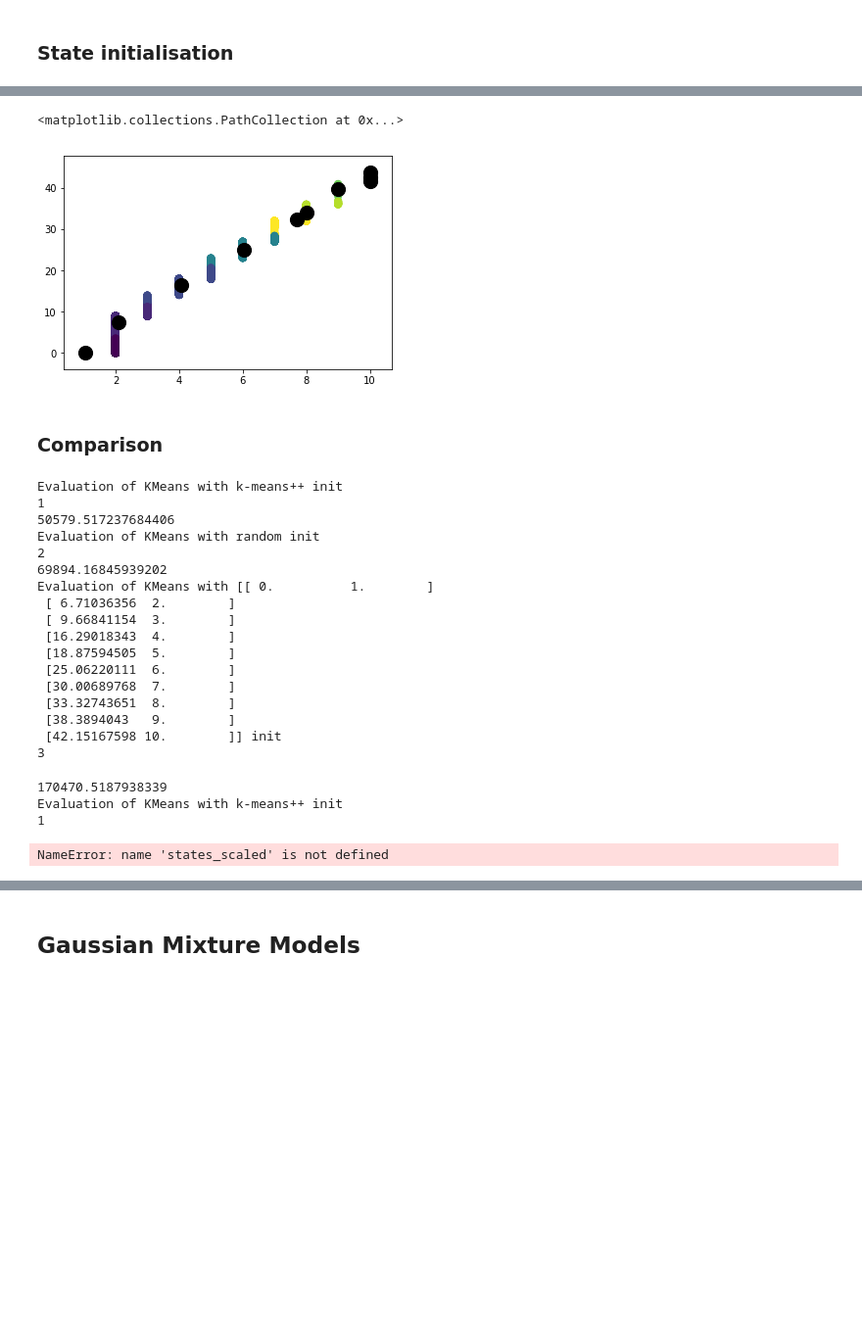
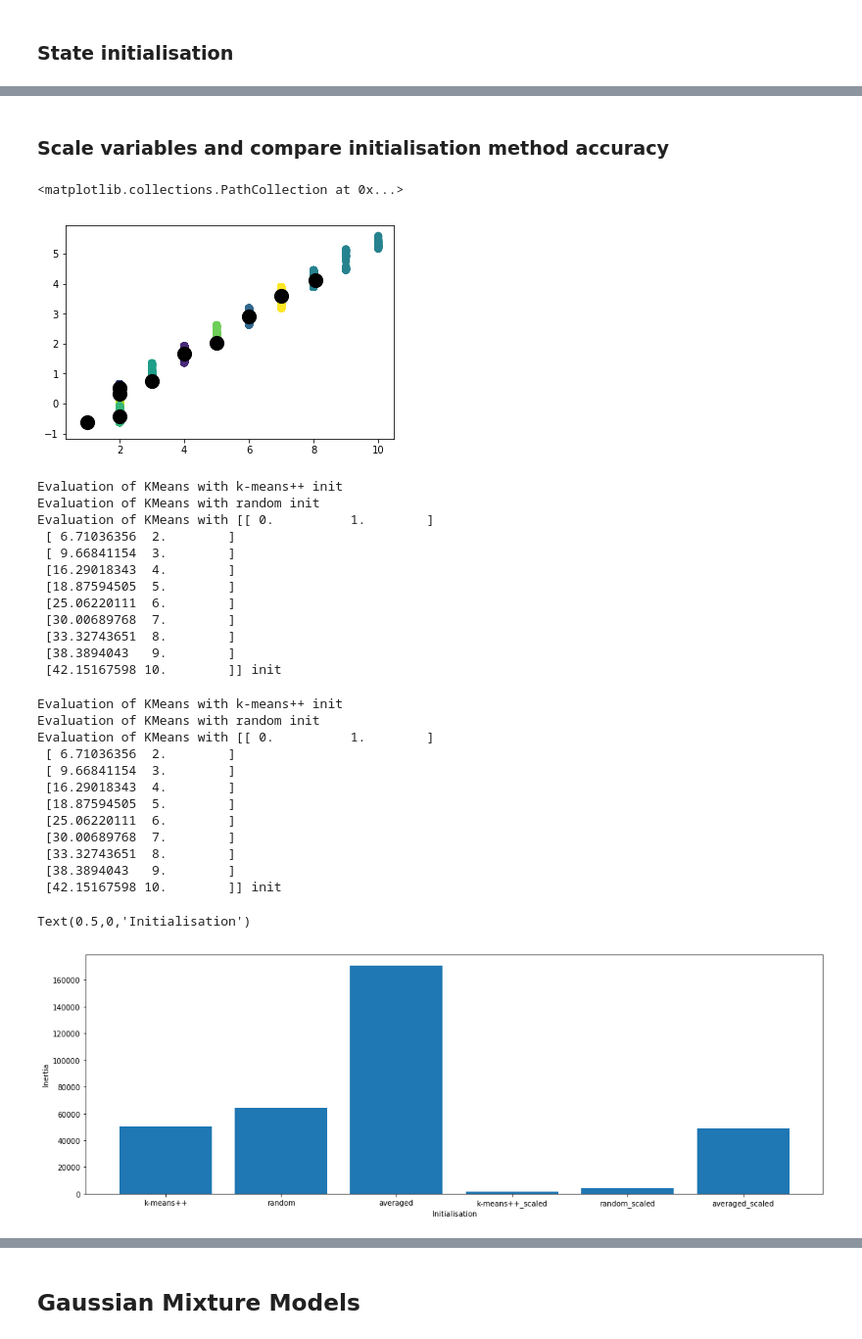
Before and after one commit to natwille1/Solar_Energy_Prediction, a Jupyter notebook: india_dataset_clustering.ipynb, the cells around one changed output, grey strips where cells are left out. Shown: that part at 98% size. Cells and saved outputs as stored; diff of their text form; code cells hidden in the pictures; blank space fills up the shorter version.

```diff
--- a/india_dataset_clustering.ipynb
+++ b/india_dataset_clustering.ipynb
@@ -182,0 +146,2 @@ array([[ 0.        ,  1.        ],
+# %% [markdown]
+### Scale variables and compare initialisation method accuracy
@@ -183,22 +153,17 @@ array([[ 0.        ,  1.        ],
 # %%
-# fit Kmeans
-X = np.array(states_load.loc[:,'Load_Corrected']).reshape(-1,1)
-y = np.array(states_load.loc[:,'State']).reshape(-1,1)
-kmeans = KMeans(n_clusters=10, init=averaged)
-kmeans.fit(states_load)
-y_kmeans = kmeans.predict(states_load)
+# Cluster
+kmeans = KMeans(n_clusters=10)
+kmeans.fit(states_scaled)
+y_kmeans = kmeans.predict(states_scaled)
 
-plt.scatter(states_load.loc[:, 'State'], states_load.loc[:, 'Load_Corrected'], c=y_kmeans, s=50, cmap='viridis')
-
+plt.scatter(states_scaled[:,0], states_scaled[:,1], c=y_kmeans, s=50, cmap='viridis')
 centers = kmeans.cluster_centers_
 plt.scatter(centers[:, 0],  centers[:,1], c='black', s=200, alpha=1)
 # %% [output]
 <matplotlib.collections.PathCollection at 0x...>
-[figure, old version]
+[figure, new version]
-# %% [markdown]
-### Comparison
 # %%
-## Compare all methods
+## Compare methods of initialisation with KMeans, Random, and a dictionary with cluster center initialisation using calculated means
 
 cases = [
     (KMeans, 1,'k-means++', {}),
@@ -207,50 +172,63 @@ cases = [
 ]
 n_clusters = 10
 
+
+# Inertia is defined as the sum of squared distances to the nearest cluster center
 inertia = {}
 
+# Regular data set
 for factory, i, init, params in cases:
     print("Evaluation of %s with %s init" % (factory.__name__, init))
-    print(i)
     km = factory(n_clusters, init=init, **params).fit(states_load)
     if i == 3:
         init = 'averaged'
         inertia[init] = km.inertia_
     else:
         inertia[init] = km.inertia_
-    print(km.inertia_)
 
+# Scaled data set
 for factory, i, init, params in cases:
     print("Evaluation of %s with %s init" % (factory.__name__, init))
-    print(i)
     km = factory(n_clusters, init=init, **params).fit(states_scaled)
     if i == 3:
         init = 'averaged'
         init = init + '_scaled'
         inertia[init] = km.inertia_
     else:
         init = init + '_scaled'
         inertia[init] = km.inertia_
-    print(km.inertia_)
+
+# Plot comparison
+
+plt.figure(figsize=(18,6))
+plt.bar(range(len(inertia)), list(inertia.values()))
+plt.xticks(range(len(inertia)), list(inertia.keys()))
+plt.ylabel('Inertia')
+plt.xlabel('Initialisation')
 # %% [output]
 Evaluation of KMeans with k-means++ init
-1
-50579.517237684406
 Evaluation of KMeans with random init
-2
-69894.16845939202
 Evaluation of KMeans with [[ 0.          1.        ]
  [ 6.71036356  2.        ]
  [ 9.66841154  3.        ]
  [16.29018343  4.        ]
  [18.87594505  5.        ]
  [25.06220111  6.        ]
  [30.00689768  7.        ]
  [33.32743651  8.        ]
  [38.3894043   9.        ]
  [42.15167598 10.        ]] init
-3
-170470.5187938339
 Evaluation of KMeans with k-means++ init
-1
+Evaluation of KMeans with random init
+Evaluation of KMeans with [[ 0.          1.        ]
+ [ 6.71036356  2.        ]
+ [ 9.66841154  3.        ]
+ [16.29018343  4.        ]
+ [18.87594505  5.        ]
+ [25.06220111  6.        ]
+ [30.00689768  7.        ]
+ [33.32743651  8.        ]
+ [38.3894043   9.        ]
+ [42.15167598 10.        ]] init
-NameError: name 'states_scaled' is not defined
+Text(0.5,0,'Initialisation')
+[figure, added]
```
Also changed, not shown: parts of 24 cells of this notebook.
